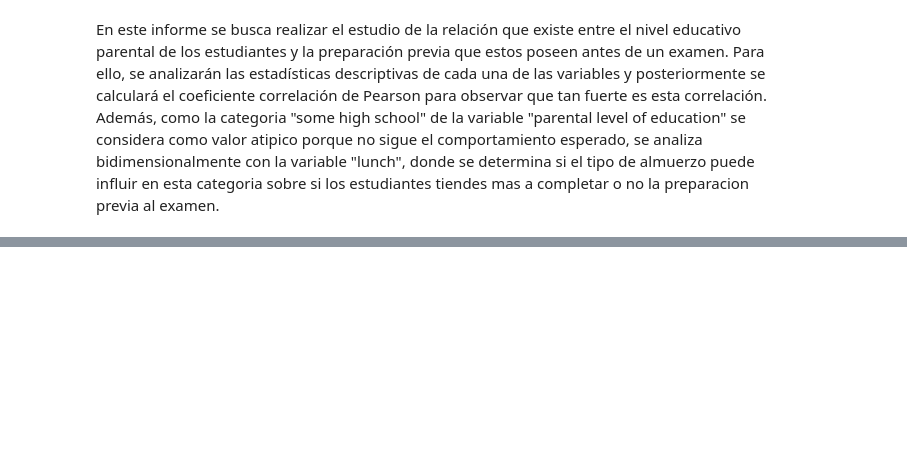
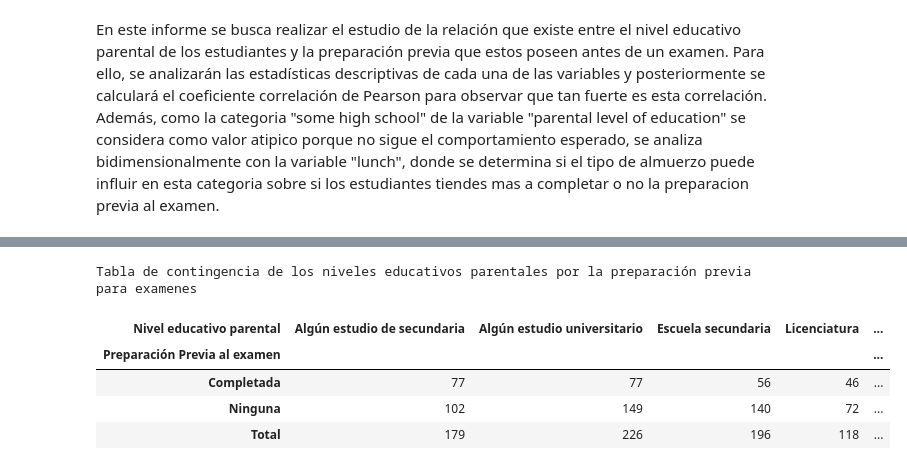
Before and after one commit to Zadquiel-niev/StudentsPerformance-G5-G6-Grupo-5, a Jupyter notebook: jupyter.ipynb, the cells around one changed output, grey strips where cells are left out. Drawn from its saved outputs; the diff is of its cells as text; code cells hidden in the pictures; blank space fills up the shorter version.

```diff
--- a/jupyter.ipynb
+++ b/jupyter.ipynb
@@ -25,2 +79,21 @@ df.head(5)
+# %%
+tabla = pd.crosstab(df['Preparación Previa al examen'],
+            df['Nivel educativo parental'],
+             margins=True,
+            margins_name='Total'
+)
+tabla.style.background_gradient(cmap='Blues',low=1.0).set_caption(
+'Tabla de contingencia de los niveles '
+'educativos parentales por la preparación '
+'previa para examenes').set_properties(
+**{'text-align': 'center', 'font-size': '12pt'}
+)
+# %% [output]
+Tabla de contingencia de los niveles educativos parentales por la preparación previa para examenes
+| Nivel educativo parental | Algún estudio de secundaria | Algún estudio universitario | Escuela secundaria | Licenciatura | ... |
+| Preparación Previa al examen |  |  |  |  | ... |
+| Completada | 77 | 77 | 56 | 46 | ... |
+| Ninguna | 102 | 149 | 140 | 72 | ... |
+| Total | 179 | 226 | 196 | 118 | ... |
 # %%
 #filtrar a los estudiantes que solo hayan completado la preparacion
```
Also changed, not shown: parts of 7 cells of this notebook.
